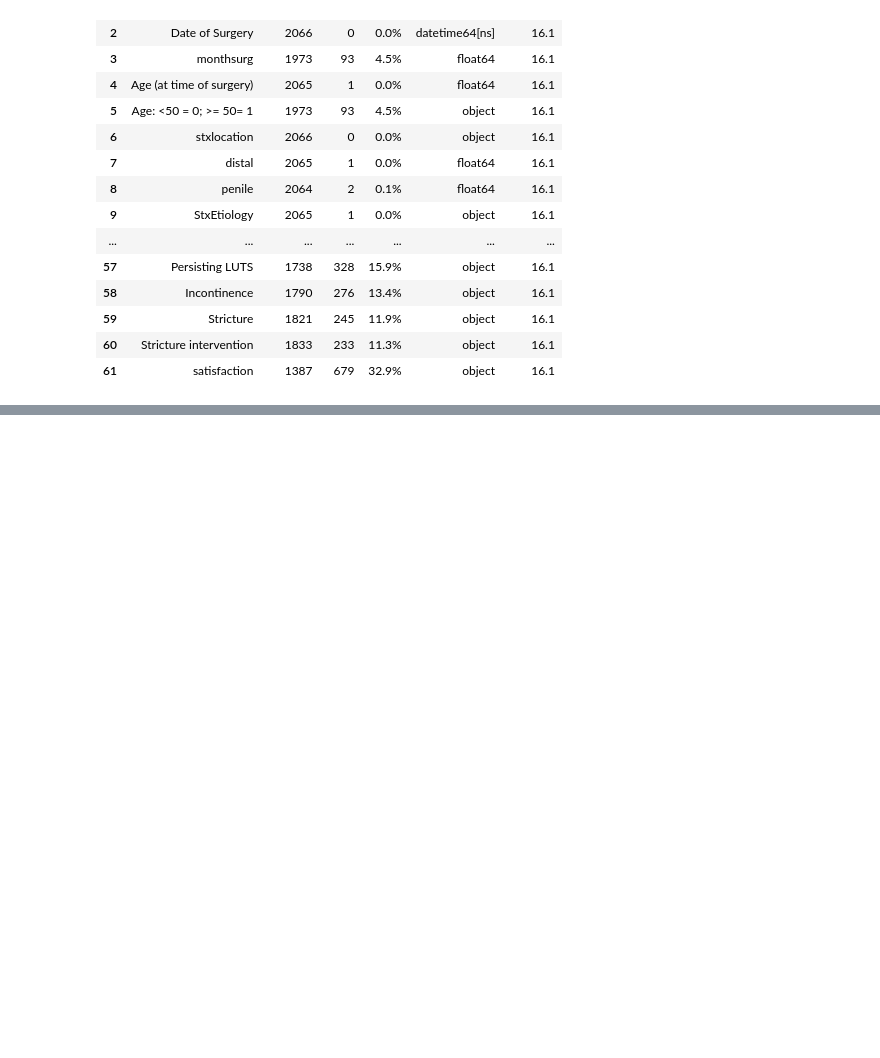
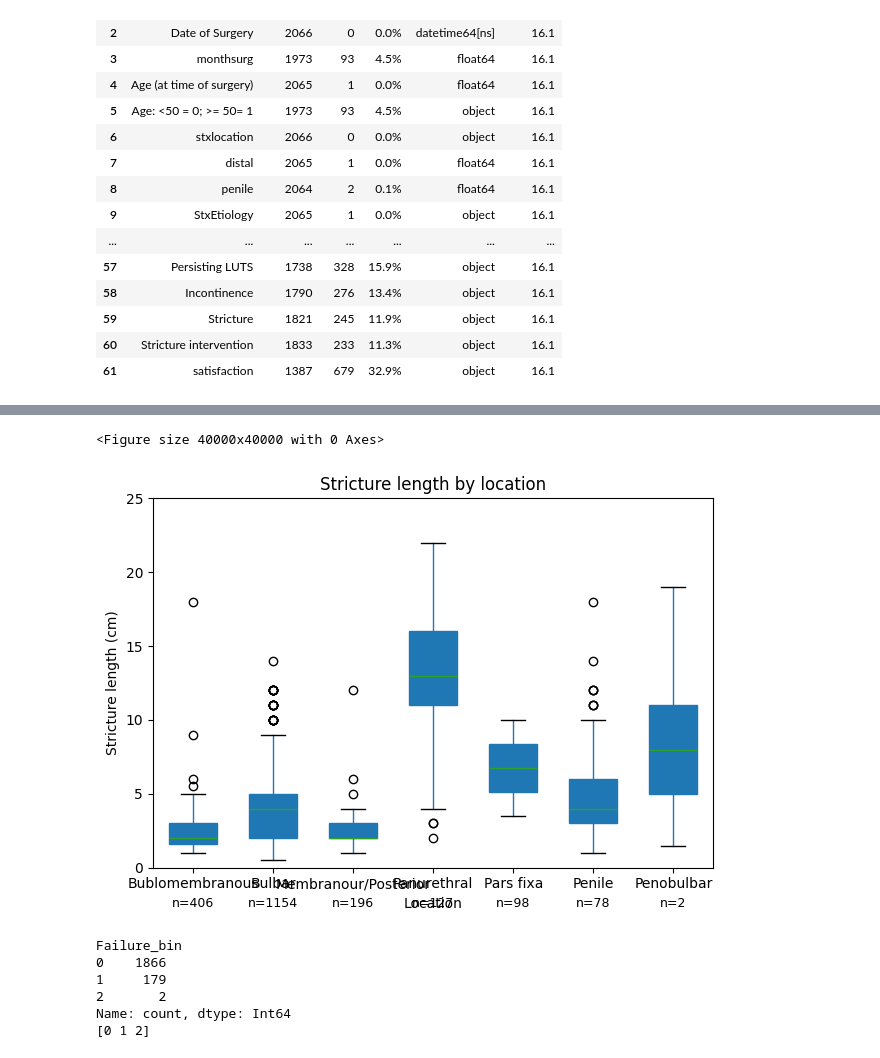
Before and after one commit to preciousiajilore/survival_mtlr, a Jupyter notebook: notebooks/visualizations.ipynb, the cells around one changed output, grey strips where cells are left out. Drawn from its saved outputs; the diff is of its cells as text; code cells hidden in the pictures; blank space fills up the shorter version.

```diff
--- a/notebooks/visualizations.ipynb
+++ b/notebooks/visualizations.ipynb
@@ -80,0 +291,57 @@ summary.style.format({"% null": "{:.1f}%", "mem_kB": "{:.1f}"})
+# %%
+#  Keep rows with a **single** numeric location (skip combos)
+is_single_num = df_len["stxlocation"].astype(str).str.fullmatch(r"\d")
+df_plot = df_len[is_single_num].copy()
+
+# Legend:StxLocation LEGEND: 0=penile, 1=bulbar, 2= membranous/posterior, 3=panurethral, 4= penobulbar, 5= bulbomembranous, 6 = pars fixa
+
+loc_map = {
+    "0": "Penile",
+    "1": "Bulbar",
+    "2": "Membranour/Posterior",
+    "3": "Panurethral",
+    "4": "Penobulbar",
+    "5": "Bublomembranous",
+    "6": "Pars fixa",
+}
+
+df_plot["Location"] = df_plot["stxlocation"].astype(str).map(loc_map)
+# Only keep rows with a single numeric location (skip combos)
+is_single_num = df_len["stxlocation"].astype(str).str.fullmatch(r"\d")
+df_plot = df_len[is_single_num].copy()
+df_plot["Location"] = df_plot["stxlocation"].astype(str).map(loc_map)
+
+
+# Ordered categories → nicer x-axis, hide one crazy outliers bc why not
+order = ["Penile", "Bulbar", "Membranour/Posterior",
+         "Panurethral", "Penobulbar", "Bublomembranous", "Pars fixa"]
+
+
+
+plt.figure(figsize=(400,400))
+ax = df_plot.boxplot(
+    column="StxLength_cm",
+    by="Location",
+    grid=False,
+    widths=0.6,
+    showcaps=True,
+    showfliers=True,
+    patch_artist=True,
+)
+plt.ylabel("Stricture length (cm)")
+plt.title("Stricture length by location")
+#plt.xticks(rotation=30)
+plt.suptitle("")
+plt.ylim(0, 25)
+plt.tight_layout()
+
+# Show sample size under each box
+group_counts = df_plot.groupby("Location")["StxLength_cm"].count()
+for i, loc in enumerate(order):
+    n = group_counts.get(loc, 0)
+    plt.text(i + 1, -2, f"n={n}", ha="center", va="top", fontsize=9)
+
+plt.show()
+# %% [output]
+<Figure size 40000x40000 with 0 Axes>
+[figure, added]
@@ -80,0 +363,10 @@ summary.style.format({"% null": "{:.1f}%", "mem_kB": "{:.1f}"})
+# %%
+print(df_fail["Failure_bin"].value_counts(dropna=False))
+print(df_fail["Failure "].unique())
+# %% [output]
+Failure_bin
+0    1866
+1     179
+2       2
+Name: count, dtype: Int64
+[0 1 2]
```
Also changed, not shown: parts of 23 cells of this notebook.
